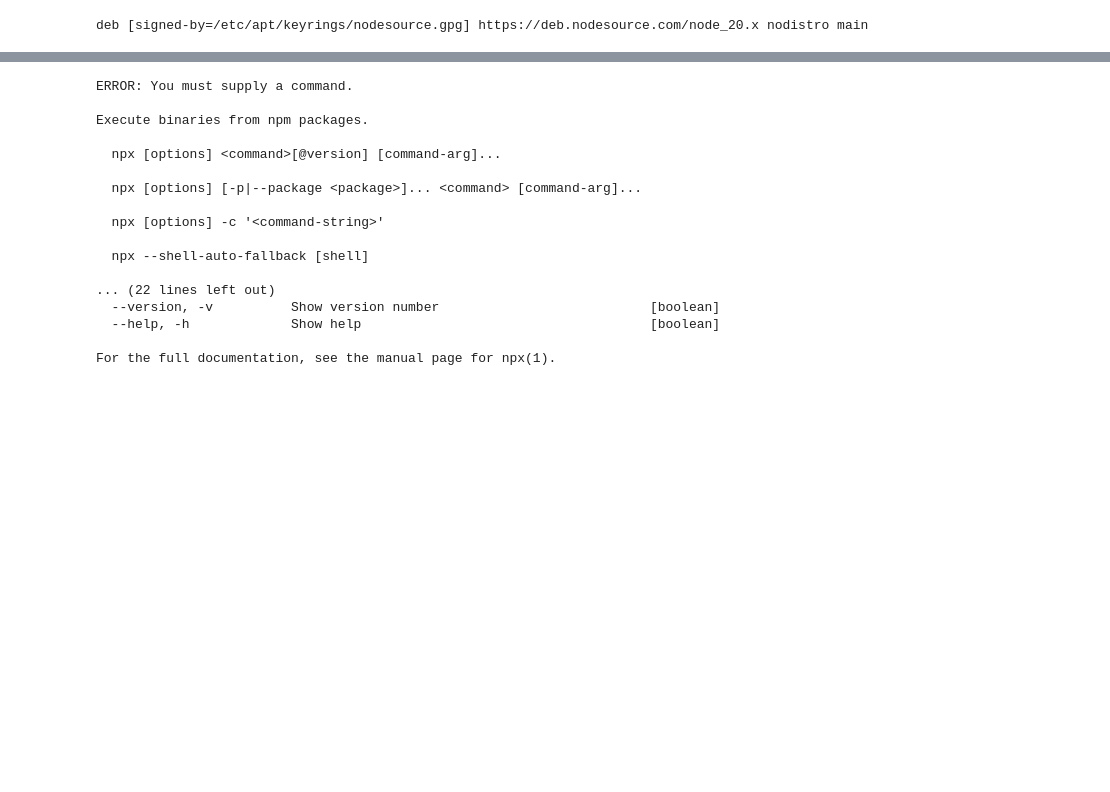
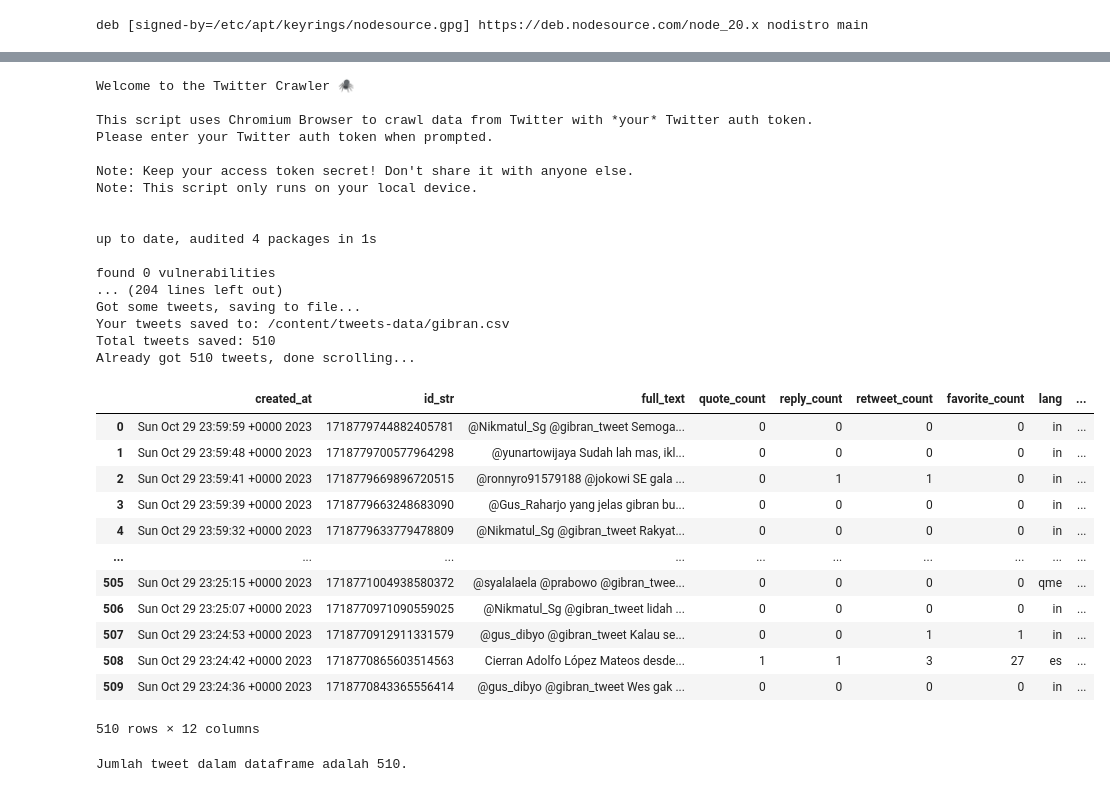
Before and after one commit to itsmeputna/ABD, a Jupyter notebook: crawling.ipynb, the cells around one changed output, grey strips where cells are left out. Saved outputs shown, nothing was run; the diff lists cells and outputs as text; code cells hidden in the pictures; blank space fills up the shorter version.

```diff
--- a/crawling.ipynb
+++ b/crawling.ipynb
@@ -82,24 +82,56 @@ v20.8.1
 # %%
 # Crawl Data
 filename = 'gibran.csv'
-search_keyword = 'gibran until:2023-10-28 since:2023-09-01'
-limit = 100
-!npx --yes tweet-harvest@latest -o "{gibran.csv}" -s "{gibran}" -l {500} --token "5edb4085429302abbb076afba9a8212e97119996"
+search_keyword = 'gibran until:2023-10-30 since:2023-09-01'
+limit = 500
+!npx --yes tweet-harvest@latest -o "{filename}" -s "{search_keyword}" -l {limit} --token "5edb4085429302abbb076afba9a8212e97119996"
 # %% [output]
-ERROR: You must supply a command.
+Welcome to the Twitter Crawler 🕷️
 
-Execute binaries from npm packages.
+This script uses Chromium Browser to crawl data from Twitter with *your* Twitter auth token.
+Please enter your Twitter auth token when prompted.
 
-  npx [options] <command>[@version] [command-arg]...
+Note: Keep your access token secret! Don't share it with anyone else.
+Note: This script only runs on your local device.
 
-  npx [options] [-p|--package <package>]... <command> [command-arg]...
 
-  npx [options] -c '<command-string>'
+up to date, audited 4 packages in 1s
 
-  npx --shell-auto-fallback [shell]
-
-... (22 lines left out)
-  --version, -v          Show version number                           [boolean]
-  --help, -h             Show help                                     [boolean]
-
-For the full documentation, see the manual page for npx(1).
+found 0 vulnerabilities
+... (204 lines left out)
+Got some tweets, saving to file...
+Your tweets saved to: /content/tweets-data/gibran.csv
+Total tweets saved: 510
+Already got 510 tweets, done scrolling...
+# %%
+import pandas as pd
+
+# Specify the path to your CSV file
+file_path = f"tweets-data/{filename}"
+
+# Read the CSV file into a pandas DataFrame
+df = pd.read_csv(file_path, delimiter=";")
+
+# Display the DataFrame
+display(df)
+# %% [output]
+|  | created_at | id_str | full_text | quote_count | reply_count | retweet_count | favorite_count | lang | ... |
+| 0 | Sun Oct 29 23:59:59 +0000 2023 | 1718779744882405781 | @Nikmatul_Sg @gibran_tweet Semoga... | 0 | 0 | 0 | 0 | in | ... |
+| 1 | Sun Oct 29 23:59:48 +0000 2023 | 1718779700577964298 | @yunartowijaya Sudah lah mas, ikl... | 0 | 0 | 0 | 0 | in | ... |
+| 2 | Sun Oct 29 23:59:41 +0000 2023 | 1718779669896720515 | @ronnyro91579188 @jokowi SE gala ... | 0 | 1 | 1 | 0 | in | ... |
+| 3 | Sun Oct 29 23:59:39 +0000 2023 | 1718779663248683090 | @Gus_Raharjo yang jelas gibran bu... | 0 | 0 | 0 | 0 | in | ... |
+| 4 | Sun Oct 29 23:59:32 +0000 2023 | 1718779633779478809 | @Nikmatul_Sg @gibran_tweet Rakyat... | 0 | 0 | 0 | 0 | in | ... |
+| ... | ... | ... | ... | ... | ... | ... | ... | ... | ... |
+| 505 | Sun Oct 29 23:25:15 +0000 2023 | 1718771004938580372 | @syalalaela @prabowo @gibran_twee... | 0 | 0 | 0 | 0 | qme | ... |
+| 506 | Sun Oct 29 23:25:07 +0000 2023 | 1718770971090559025 | @Nikmatul_Sg @gibran_tweet lidah ... | 0 | 0 | 0 | 0 | in | ... |
+| 507 | Sun Oct 29 23:24:53 +0000 2023 | 1718770912911331579 | @gus_dibyo @gibran_tweet Kalau se... | 0 | 0 | 1 | 1 | in | ... |
+| 508 | Sun Oct 29 23:24:42 +0000 2023 | 1718770865603514563 | Cierran Adolfo López Mateos desde... | 1 | 1 | 3 | 27 | es | ... |
+| 509 | Sun Oct 29 23:24:36 +0000 2023 | 1718770843365556414 | @gus_dibyo @gibran_tweet Wes gak ... | 0 | 0 | 0 | 0 | in | ... |
+510 rows × 12 columns
+# %%
+# Cek jumlah data yang didapatkan
+
+num_tweets = len(df)
+print(f"Jumlah tweet dalam dataframe adalah {num_tweets}.")
+# %% [output]
+Jumlah tweet dalam dataframe adalah 510.
```
Also changed, not shown: parts of 4 cells of this notebook.
